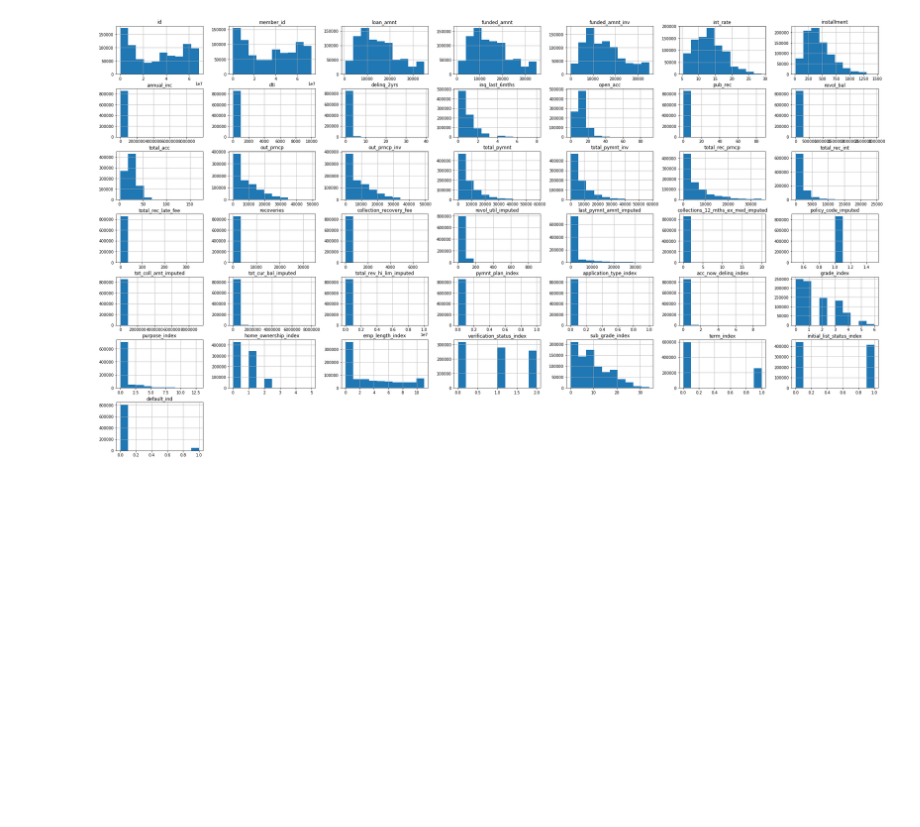
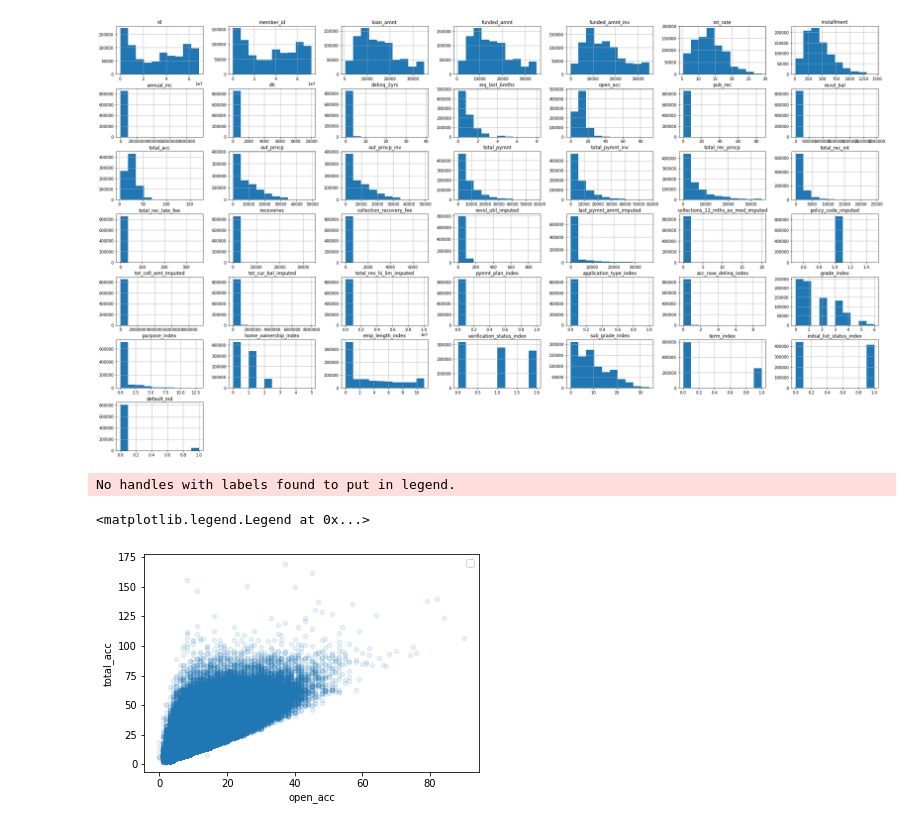
Before and after one commit to christynatalia/CSCI316_FinalProject, a Jupyter notebook: Data_Exploration.ipynb, the cells around one changed output. Drawn from its saved outputs; the diff is of its cells as text; code cells hidden in the pictures; blank space fills up the shorter version.

Commit message:
Adding some graphs to show the correlation

```diff
--- a/Data_Exploration.ipynb
+++ b/Data_Exploration.ipynb
@@ -49,3 +69,11 @@ array([[<matplotlib.axes._subplots.AxesSubplot object at 0x...>,
         <matplotlib.axes._subplots.AxesSubplot object at 0x...>]],
       dtype=object)
 [figure]
+# %%
+#testing on random column
+pd_data.plot(kind="scatter", x="open_acc", y="total_acc", alpha=0.1)
+plt.legend()
+# %% [output]
+No handles with labels found to put in legend.
+<matplotlib.legend.Legend at 0x...>
+[figure, added]
```
Also changed, not shown: parts of 5 cells of this notebook.
